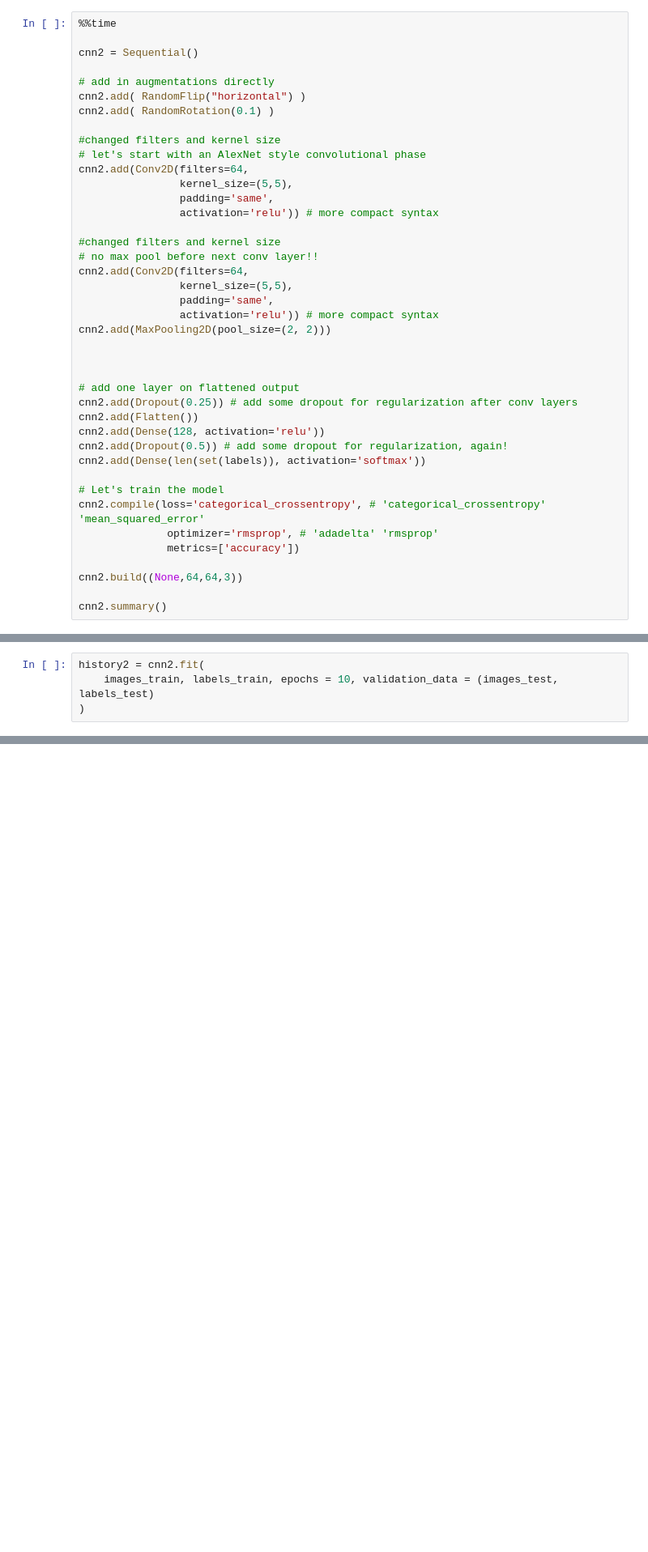
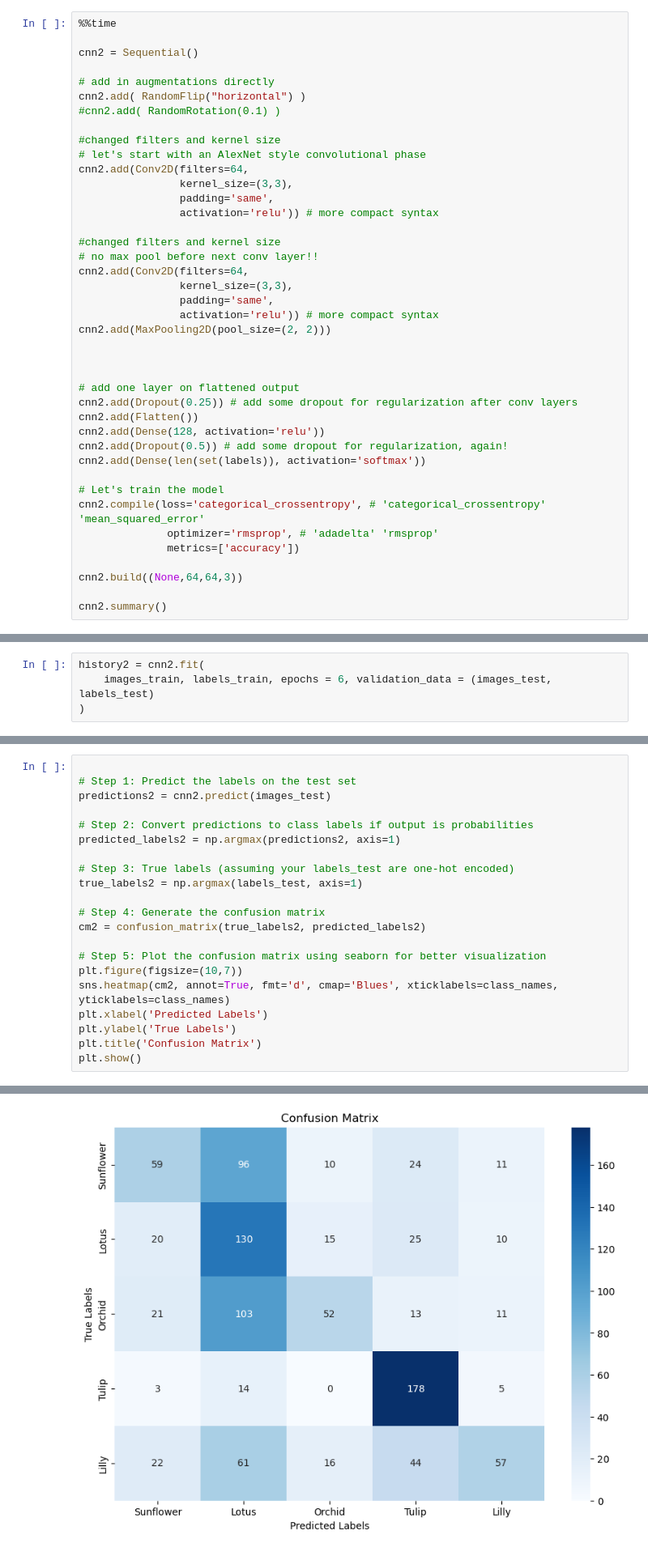
Before and after one commit to JocelynRupp/ML-Lab-5, a Jupyter notebook: Lab6.ipynb, the cells around one changed output, grey strips where cells are left out. Shown at 81% size. Saved outputs shown, nothing was run; the diff lists cells and outputs as text; blank space fills up the shorter version.

```diff
--- a/Lab6.ipynb
+++ b/Lab6.ipynb
@@ -273,19 +307,19 @@ cnn2 = Sequential()
 
 # add in augmentations directly
 cnn2.add( RandomFlip("horizontal") )
-cnn2.add( RandomRotation(0.1) )
+#cnn2.add( RandomRotation(0.1) )
 
 #changed filters and kernel size
 # let's start with an AlexNet style convolutional phase
 cnn2.add(Conv2D(filters=64,
-                kernel_size=(5,5),
+                kernel_size=(3,3),
                 padding='same',
                 activation='relu')) # more compact syntax
 
 #changed filters and kernel size
 # no max pool before next conv layer!!
 cnn2.add(Conv2D(filters=64,
-                kernel_size=(5,5),
+                kernel_size=(3,3),
                 padding='same',
                 activation='relu')) # more compact syntax
 cnn2.add(MaxPooling2D(pool_size=(2, 2)))
@@ -334,5 +368,5 @@ Wall time: 164 ms
 # %%
 history2 = cnn2.fit(
-    images_train, labels_train, epochs = 10, validation_data = (images_test, labels_test)
+    images_train, labels_train, epochs = 6, validation_data = (images_test, labels_test)
 )
 # %% [output]
@@ -366,0 +423,22 @@ print(mt.classification_report(labels_number_test, yhat2))
+# %%
+
+# Step 1: Predict the labels on the test set
+predictions2 = cnn2.predict(images_test)
+
+# Step 2: Convert predictions to class labels if output is probabilities
+predicted_labels2 = np.argmax(predictions2, axis=1)
+
+# Step 3: True labels (assuming your labels_test are one-hot encoded)
+true_labels2 = np.argmax(labels_test, axis=1)
+
+# Step 4: Generate the confusion matrix
+cm2 = confusion_matrix(true_labels2, predicted_labels2)
+
+# Step 5: Plot the confusion matrix using seaborn for better visualization
+plt.figure(figsize=(10,7))
+sns.heatmap(cm2, annot=True, fmt='d', cmap='Blues', xticklabels=class_names, yticklabels=class_names)
+plt.xlabel('Predicted Labels')
+plt.ylabel('True Labels')
+plt.title('Confusion Matrix')
+plt.show()
+# %% [output]
@@ -366,0 +446 @@ print(mt.classification_report(labels_number_test, yhat2))
+[figure, added]
```
Also changed, not shown: parts of 72 cells of this notebook.
